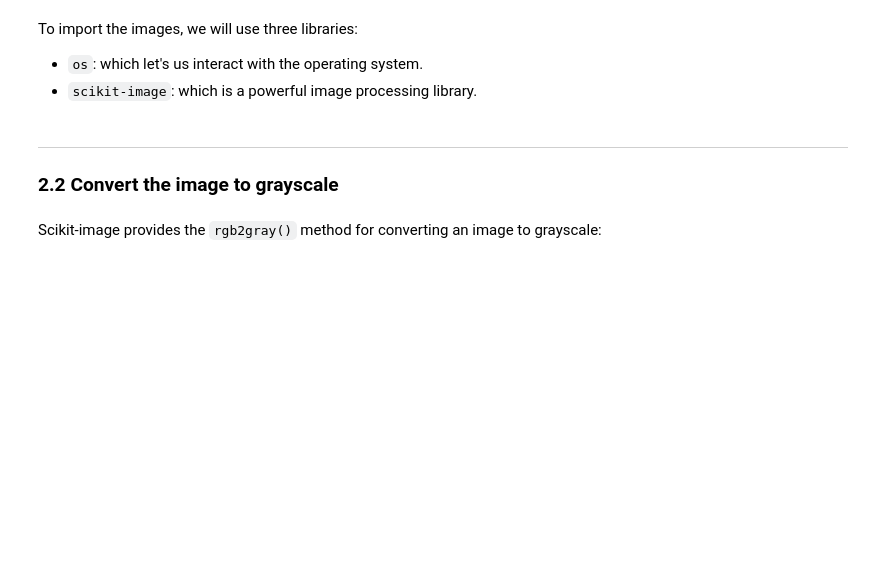
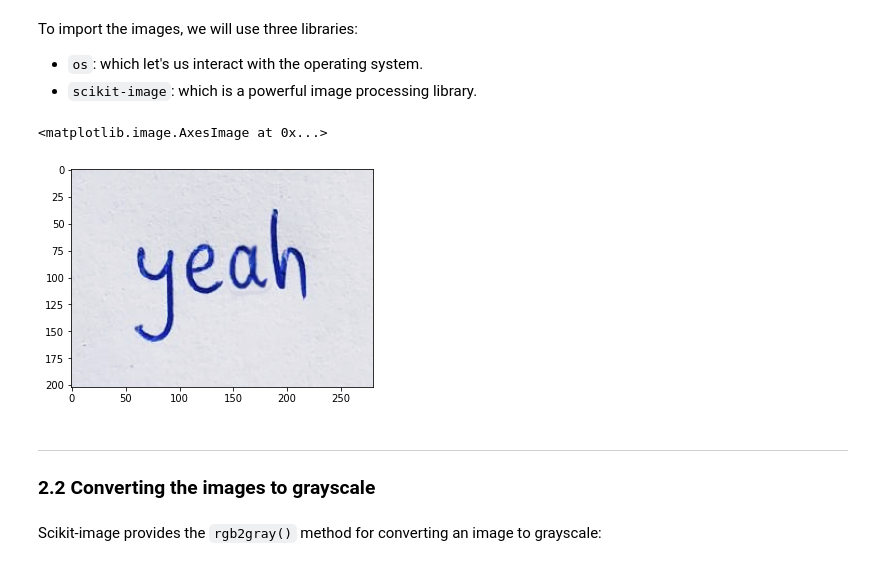
Before and after one commit to dmlls/hwr-explained, a Jupyter notebook: Simple HWR Explained.ipynb, the cells around one changed output. Drawn from its saved outputs; the diff is of its cells as text; code cells hidden in the pictures; blank space fills up the shorter version.

Commit message:
Add images for prediction and finish notebook

```diff
--- a/Simple HWR Explained.ipynb
+++ b/Simple HWR Explained.ipynb
@@ -191,21 +214,25 @@ To import the images, we will use three libraries:
 # %%
 import os
 from skimage.io import imread
+from pathlib import Path
 
-dataset_dir = "./images_to_predict" # directory where the images are
-img_names = os.listdir(dataset_dir) # list all the files in that directory
+dataset_dir = Path("./img-prediction")  # directory where the images are
+img_names = os.listdir(dataset_dir)  # list all the files in that directory
 
 imgs = []
-for name in img_names:
-    img = imread(dataset_dir+os.sep+name) # load image
+for name in sorted(img_names):
+    img = imread(dataset_dir / name)  # load image
     imgs.append(img)
 
-plt.imshow(imgs[0]) # plot one of the loaded images
+plt.imshow(imgs[0])  # plot one of the loaded images
+# %% [output]
+<matplotlib.image.AxesImage at 0x...>
+[figure, added]
 # %% [markdown]
 ---
 
 <a id='section_2_2'></a>
-### 2.2 Convert the image to grayscale
+### 2.2 Converting the images to grayscale
 # %% [markdown]
 Scikit-image provides the `rgb2gray()` method for converting an image to grayscale:
 # %%
```
Also changed, not shown: parts of 56 cells of this notebook, 13 other files.
